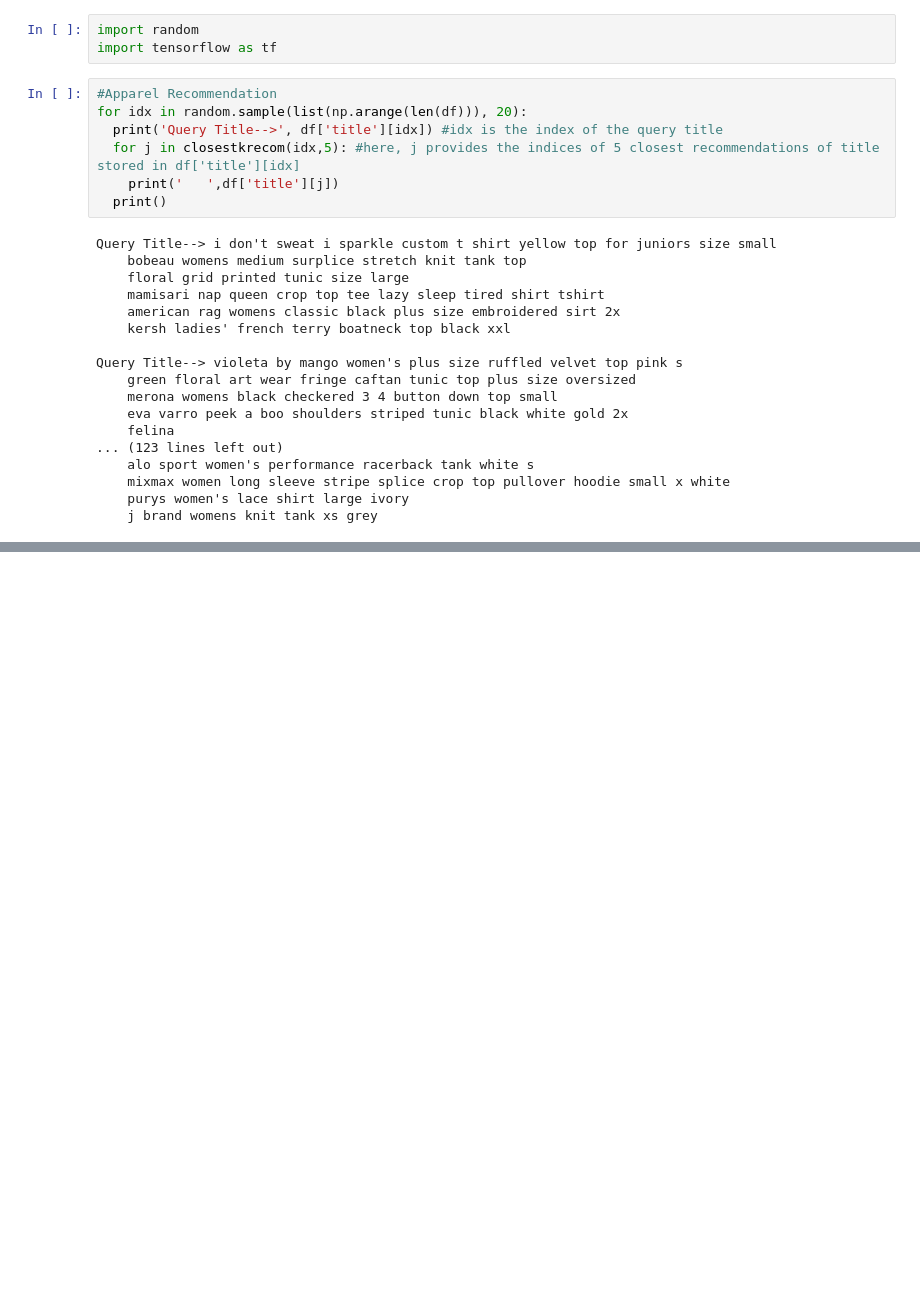
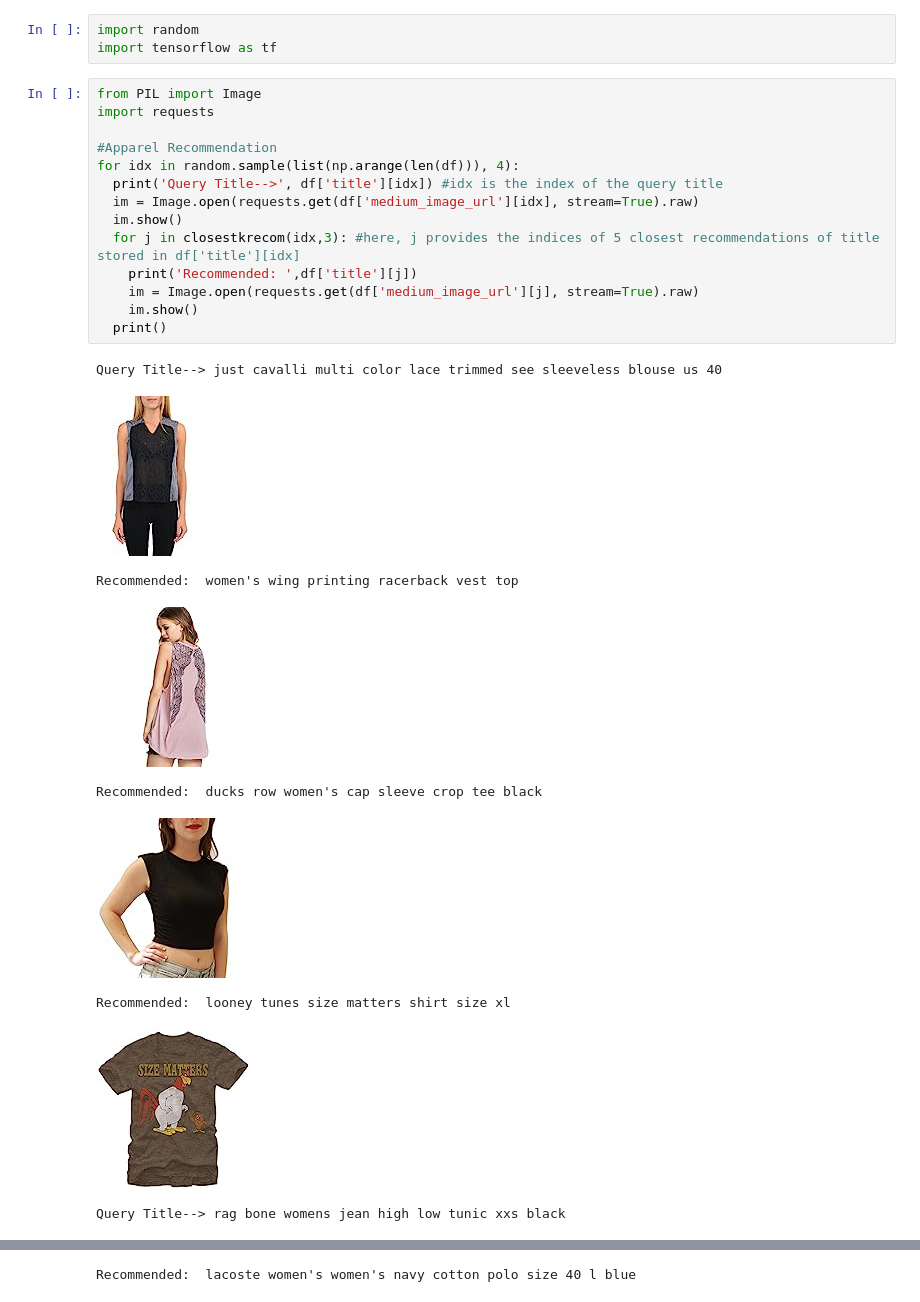
Before and after one commit to Ronitt272/apparel-recommendation-using-tf-idf, a Jupyter notebook: apparel_recommendation.ipynb, the cells around one changed output, grey strips where cells are left out. Drawn from its saved outputs; the diff is of its cells as text; blank space fills up the shorter version.

Commit message:
text-based apparel recommendation using tf-idf

```diff
--- a/apparel_recommendation.ipynb
+++ b/apparel_recommendation.ipynb
@@ -251,27 +248,26 @@ def closestkrecom(idx,k):
 import random
 import tensorflow as tf
 # %%
+from PIL import Image
+import requests
+
 #Apparel Recommendation
-for idx in random.sample(list(np.arange(len(df))), 20):
+for idx in random.sample(list(np.arange(len(df))), 4):
   print('Query Title-->', df['title'][idx]) #idx is the index of the query title
-  for j in closestkrecom(idx,5): #here, j provides the indices of 5 closest recommendations of title stored in df['title'][idx]
-    print('   ',df['title'][j])
+  im = Image.open(requests.get(df['medium_image_url'][idx], stream=True).raw)
+  im.show()
+  for j in closestkrecom(idx,3): #here, j provides the indices of 5 closest recommendations of title stored in df['title'][idx]
+    print('Recommended: ',df['title'][j])
+    im = Image.open(requests.get(df['medium_image_url'][j], stream=True).raw)
+    im.show()
   print()
 # %% [output]
-Query Title--> i don't sweat i sparkle custom t shirt yellow top for juniors size small
-    bobeau womens medium surplice stretch knit tank top
-    floral grid printed tunic size large
-    mamisari nap queen crop top tee lazy sleep tired shirt tshirt
-    american rag womens classic black plus size embroidered sirt 2x
-    kersh ladies' french terry boatneck top black xxl
-
-Query Title--> violeta by mango women's plus size ruffled velvet top pink s
-    green floral art wear fringe caftan tunic top plus size oversized
-    merona womens black checkered 3 4 button down top small
-    eva varro peek a boo shoulders striped tunic black white gold 2x
-    felina
-... (123 lines left out)
-    alo sport women's performance racerback tank white s
-    mixmax women long sleeve stripe splice crop top pullover hoodie small x white
-    purys women's lace shirt large ivory
-    j brand womens knit tank xs grey
+Query Title--> just cavalli multi color lace trimmed see sleeveless blouse us 40
+[figure, added]
+Recommended:  women's wing printing racerback vest top
+[figure, added]
+Recommended:  ducks row women's cap sleeve crop tee black
+[figure, added]
+Recommended:  looney tunes size matters shirt size xl
+[figure, added]
+Query Title--> rag bone womens jean high low tunic xxs black
@@ -277,0 +275 @@ Query Title--> violeta by mango women's plus size ruffled velvet top pink s
+Recommended:  lacoste women's women's navy cotton polo size 40 l blue
```
Also changed, not shown: parts of 6 cells of this notebook.
